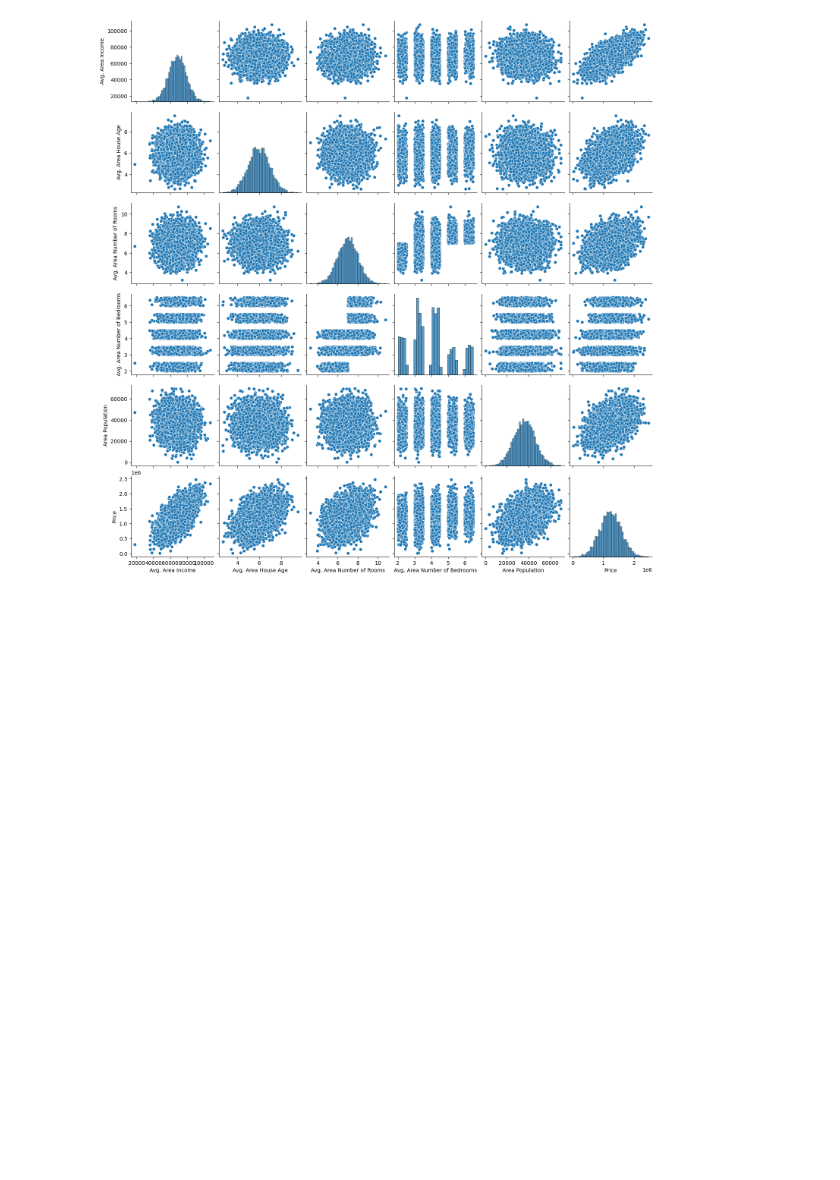
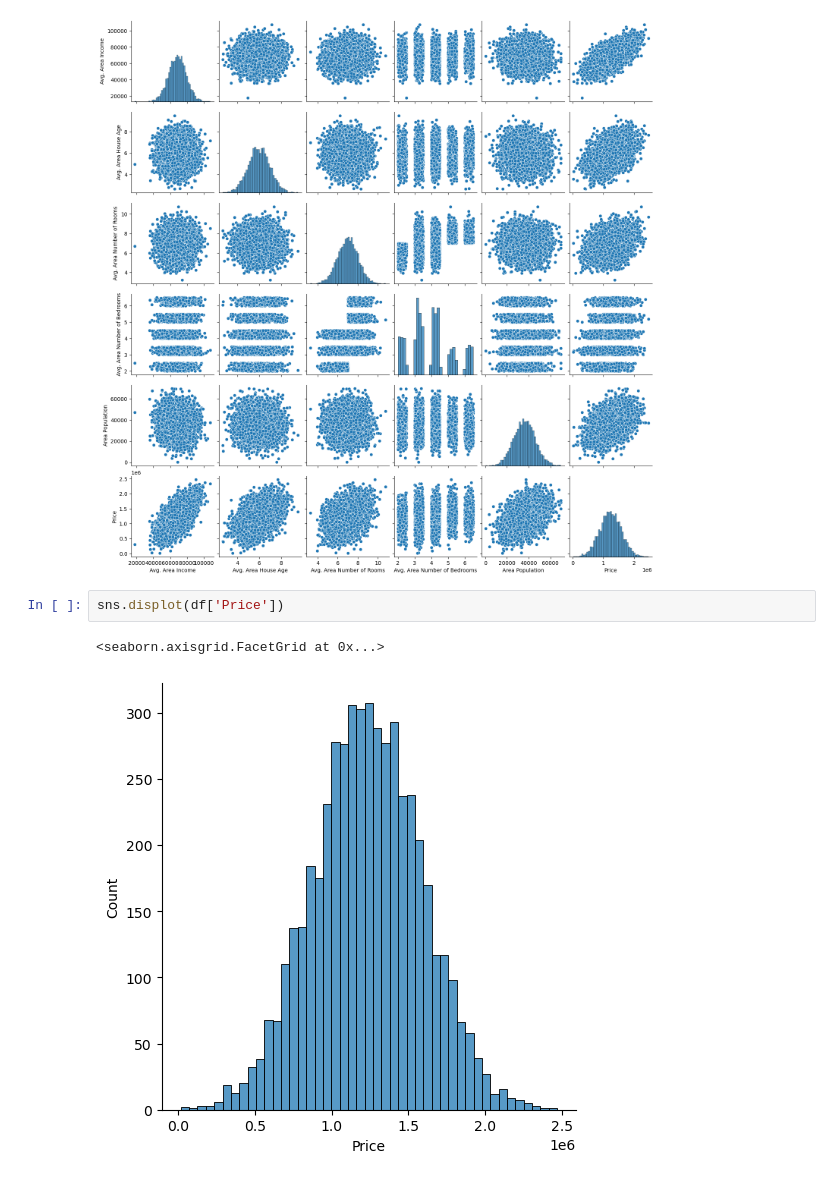
Before and after one commit to Naivedya-Rai/-Machine-Learning, a Jupyter notebook: LinearRegression.ipynb, the cells around one changed output. Drawn from its saved outputs; the diff is of its cells as text; blank space fills up the shorter version.

```diff
--- a/LinearRegression.ipynb
+++ b/LinearRegression.ipynb
@@ -60,3 +62,8 @@ sns.pairplot(df)
 # %% [output]
 <seaborn.axisgrid.PairGrid at 0x...>
 [figure]
+# %%
+sns.displot(df['Price'])
+# %% [output]
+<seaborn.axisgrid.FacetGrid at 0x...>
+[figure, added]
```
Also changed, not shown: parts of 26 cells of this notebook.
